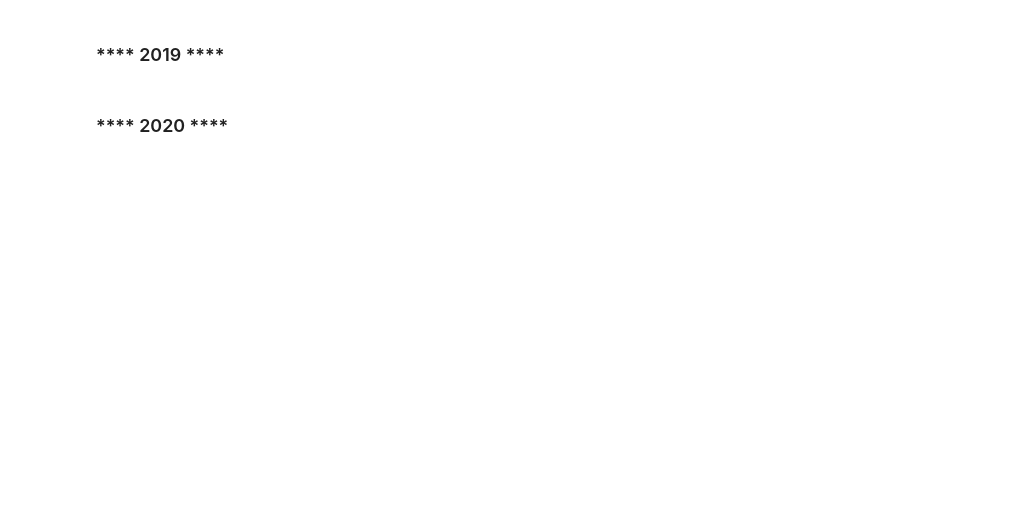
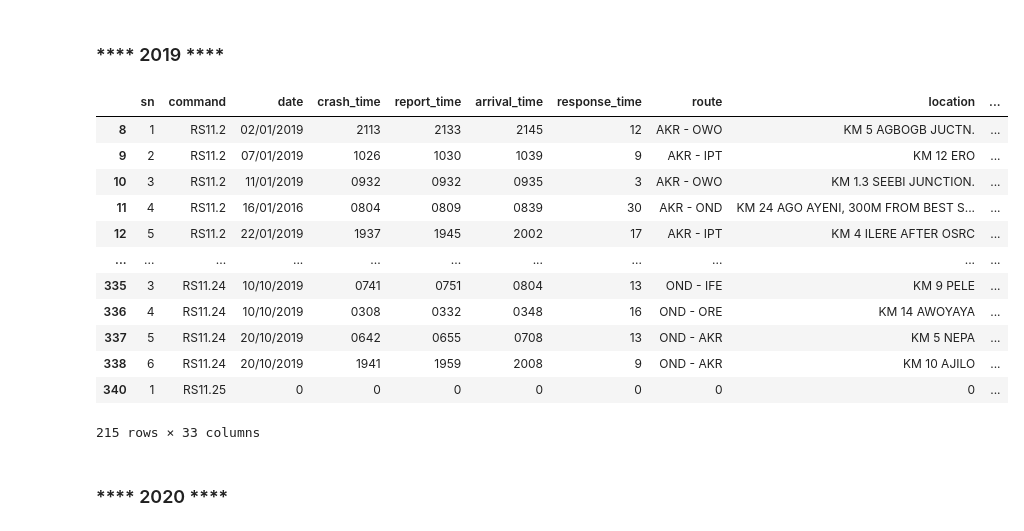
Before and after one commit to BayoOlawumi/AccidentPredictor, a Jupyter notebook: data preparation.ipynb, the cells around one changed output. Drawn from its saved outputs; the diff is of its cells as text; code cells hidden in the pictures; blank space fills up the shorter version.

```diff
--- a/data preparation.ipynb
+++ b/data preparation.ipynb
@@ -86,6 +164,22 @@ df2019 = df2019[df2019['sn'].notnull()]
 df2019.sn = df2019.sn.astype(int)
 # %%
 df2019.to_csv("data/rtc_2019.csv")
+# %%
+df2019
+# %% [output]
+|  | sn | command | date | crash_time | report_time | arrival_time | response_time | route | location | ... |
+| 8 | 1 | RS11.2 | 02/01/2019 | 2113 | 2133 | 2145 | 12 | AKR - OWO | KM 5 AGBOGB JUCTN. | ... |
+| 9 | 2 | RS11.2 | 07/01/2019 | 1026 | 1030 | 1039 | 9 | AKR - IPT | KM 12 ERO | ... |
+| 10 | 3 | RS11.2 | 11/01/2019 | 0932 | 0932 | 0935 | 3 | AKR - OWO | KM 1.3 SEEBI JUNCTION. | ... |
+| 11 | 4 | RS11.2 | 16/01/2016 | 0804 | 0809 | 0839 | 30 | AKR - OND | KM 24 AGO AYENI, 300M FROM BEST S... | ... |
+| 12 | 5 | RS11.2 | 22/01/2019 | 1937 | 1945 | 2002 | 17 | AKR - IPT | KM 4 ILERE AFTER OSRC | ... |
+| ... | ... | ... | ... | ... | ... | ... | ... | ... | ... | ... |
+| 335 | 3 | RS11.24 | 10/10/2019 | 0741 | 0751 | 0804 | 13 | OND - IFE | KM 9 PELE | ... |
+| 336 | 4 | RS11.24 | 10/10/2019 | 0308 | 0332 | 0348 | 16 | OND - ORE | KM 14 AWOYAYA | ... |
+| 337 | 5 | RS11.24 | 20/10/2019 | 0642 | 0655 | 0708 | 13 | OND - AKR | KM 5 NEPA | ... |
+| 338 | 6 | RS11.24 | 20/10/2019 | 1941 | 1959 | 2008 | 9 | OND - AKR | KM 10 AJILO | ... |
+| 340 | 1 | RS11.25 | 0 | 0 | 0 | 0 | 0 | 0 | 0 | ... |
+215 rows × 33 columns
 # %% [markdown]
 ### **** 2020 ****
 # %%
```
Also changed, not shown: parts of 12 cells of this notebook, 5 other files.
